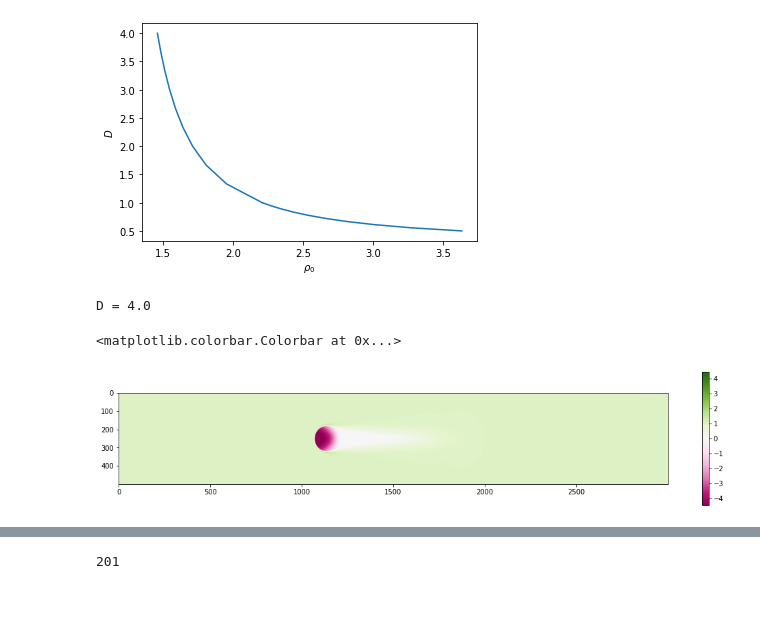
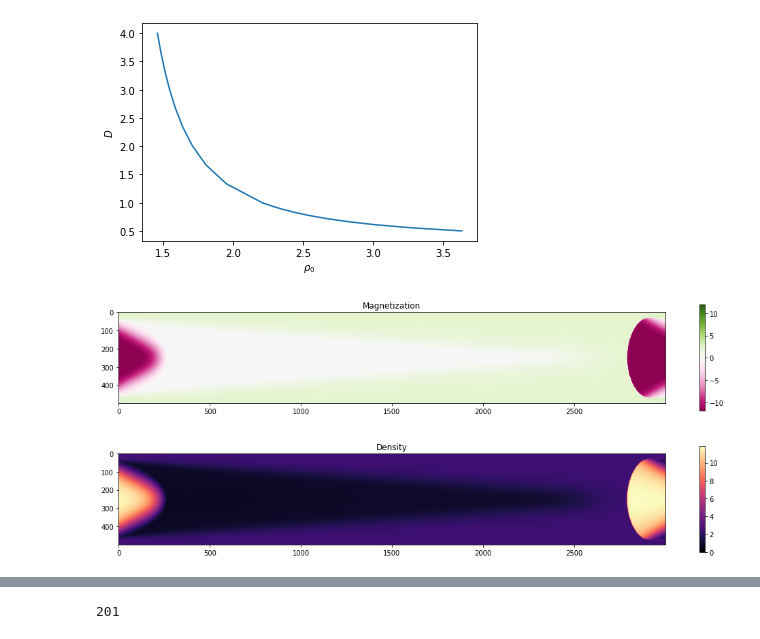
Before and after one commit to BrieucB/AI2d, a Jupyter notebook: AI2D_hydro/finite_diff_algo_scheme.ipynb, the cells around one changed output, grey strips where cells are left out. Drawn from its saved outputs; the diff is of its cells as text; code cells hidden in the pictures; blank space fills up the shorter version.

```diff
--- a/AI2D_hydro/finite_diff_algo_scheme.ipynb
+++ b/AI2D_hydro/finite_diff_algo_scheme.ipynb
@@ -1305,20 +1305,23 @@ vec_t=np.arange(0,tmax,dt)
 v=1
 beta=2
 # %%
-nD=19
-D=list_D[nD]
-print('D =', D)
+# nD=19
+# D=list_D[nD]
+# print('D =', D)
 
-rho=rhol[nD]*np.ones((ly,lx))
-m=ml[nD]*np.ones((ly,lx))
+# rho=rhol[nD]*np.ones((ly,lx))
+# m=ml[nD]*np.ones((ly,lx))
+
+D=2
+
+rho=2.5*np.ones((ly,lx)) #rhol[nD]*np.ones((ly,lx))
+m=np.sqrt(2*rho*rho*(beta-1-1/rho)/(beta*beta*(1-beta/3))) #ml[nD]*np.ones((ly,lx))
 
 h0=5
 m-=3*m[0,0]*gaussianFluctH(lx, ly, h0)
 rho+=rho[0,0]*gaussianFluctH(lx, ly, h0)
 
 X=np.concatenate([rho, m])
-# %% [output]
-D = 4.0
 # %%
 prof_rho=[]
 prof_m=[]
@@ -1340,19 +1343,23 @@ for t in vec_t:
         prof_rho.append(rho)
         prof_m.append(m)
 # %%
-t=50
+t=-1
 mp=prof_m[t].copy()
 rhop=prof_rho[t].copy()
 vmax=max(np.abs(np.max(mp)), np.max(rhop))
 
-fig, ax = plt.subplots(figsize=(18,4))
-plt.imshow(mp, cmap='PiYG', vmin=-vmax, vmax=vmax, aspect='equal')
-plt.colorbar(shrink=0.9)
-# plt.matshow(rhop, cmap='magma', vmin=0, vmax=vmax)
-# plt.colorbar();
+fig, ax = plt.subplots(2, figsize=(18,7))
+im=ax[0].imshow(mp, cmap='PiYG', vmin=-vmax, vmax=vmax, aspect='equal')
+plt.colorbar(mappable=im, shrink=0.9, ax=ax[0])
+ax[0].set_title(r'Magnetization')
+
+im=ax[1].imshow(rhop, cmap='magma', vmin=0, vmax=vmax)
+plt.colorbar(mappable=im, shrink=0.9);
+ax[1].set_title(r'Density')
+
+plt.savefig('test.png')
 # %% [output]
-<matplotlib.colorbar.Colorbar at 0x...>
-[figure, old version]
+[figure, new version]
 # %%
 import matplotlib.animation as animation
 
```
Also changed, not shown: parts of 3 cells of this notebook, 29 other files.
